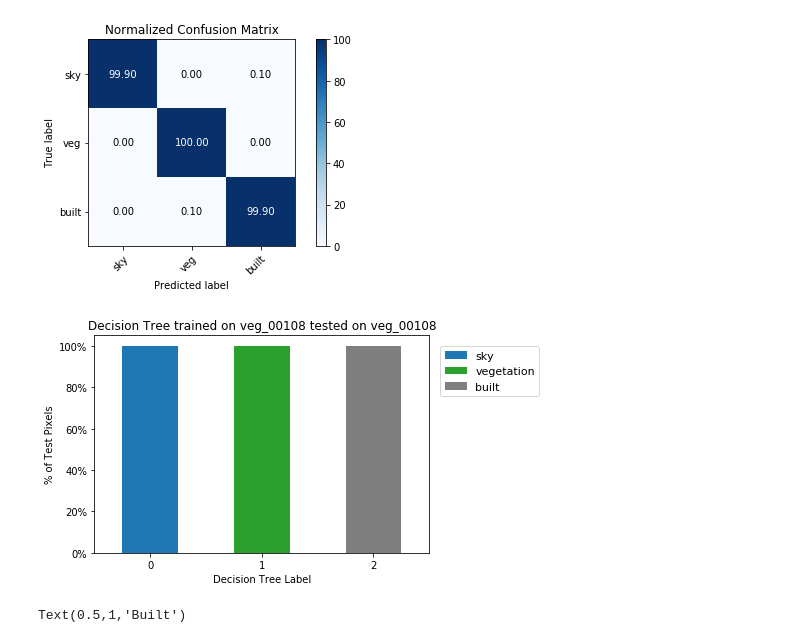
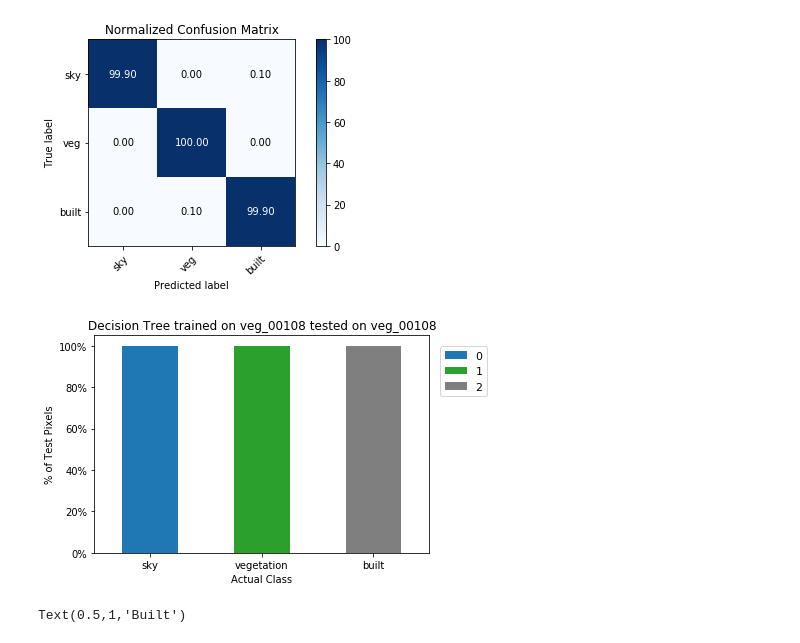
Before and after one commit to faridqamar/uo_vegetation, a Jupyter notebook: veg_pix_decision_tree.ipynb, the cells around one changed output. Drawn from its saved outputs; the diff is of its cells as text; code cells hidden in the pictures.

```diff
--- a/veg_pix_decision_tree.ipynb
+++ b/veg_pix_decision_tree.ipynb
@@ -445,21 +445,22 @@ fig.savefig("./output/plots/4_decision_tree_norm_confusion_matrix_of_veg_00108.p
 # %% [output]
 [figure]
 # %%
+df_test_norm = df_test_norm.transpose()
 import matplotlib.pyplot as plt
 from matplotlib.ticker import FuncFormatter
 %matplotlib inline
 
 ax = df_test_norm.plot.bar(rot=0, stacked=True, color=['tab:blue', 'tab:green', 'tab:grey'])
 formatter = FuncFormatter(lambda counts_veg_norm, pos: "%d%%" % (counts_veg_norm))
 ax.yaxis.set_major_formatter(formatter)
-plt.xlabel('Decision Tree Label')
+plt.xlabel('Actual Class')
 plt.ylabel('% of Test Pixels')
 plt.title('Decision Tree trained on veg_00108 tested on veg_00108')
 plt.legend(bbox_to_anchor=(1,1), loc=2, borderaxespad=1.0, prop={'size':11})
 plt.show()
 fig.savefig("./output/plots/2_decision_tree_class_prediction_error_of_veg_00108.png")
 # %% [output]
-[figure, old version]
+[figure, new version]
 # %%
 # plot specra for sky, vegetation and built
 
```
Also changed, not shown: parts of 9 cells of this notebook, 4 other files.
